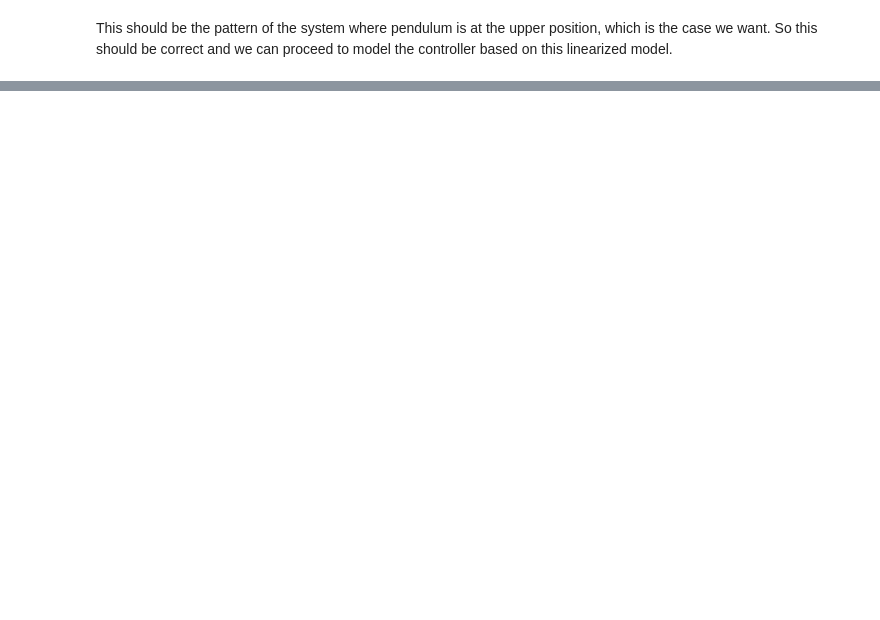
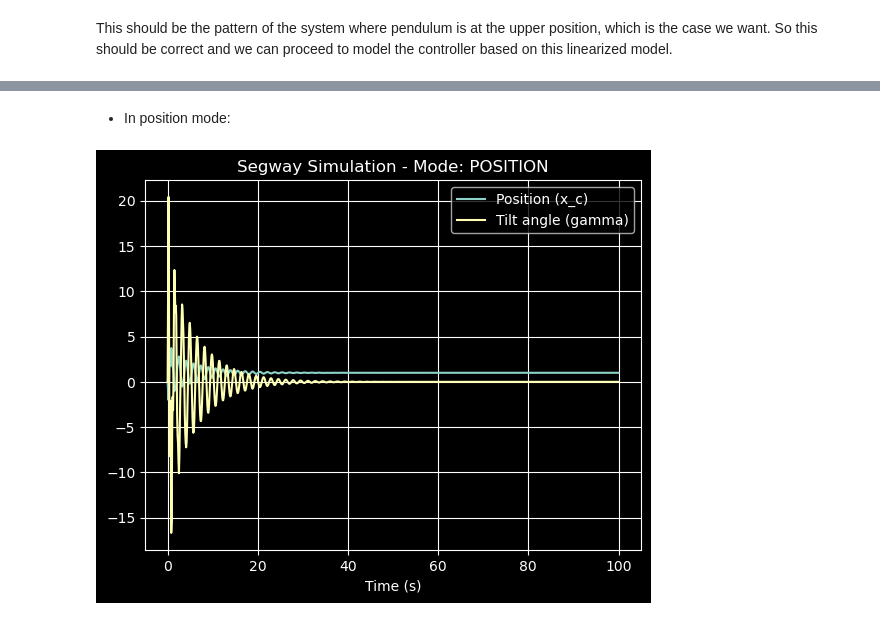
Before and after one commit to gaoshenghan1130/Matlab_Simu4Unicycle, a Jupyter notebook: Derivation/Segway/Segway.ipynb, the cells around one changed output, grey strips where cells are left out. Cells and saved outputs as stored; diff of their text form; code cells hidden in the pictures; blank space fills up the shorter version.

```diff
--- a/Derivation/Segway/Segway.ipynb
+++ b/Derivation/Segway/Segway.ipynb
@@ -303,0 +349,14 @@ This should be the pattern of the system where pendulum is at the upper position
+# %% [markdown]
+- In position mode:
+# %%
+from Segway_model_withControl import Segway_model_withControl, Mode
+from Segway_model_withControl import params
+
+params.K_gamma = 100.0
+params.K_dgamma = 2
+params.K_velocity = 15.0
+params.K_position = 300.0
+
+Segway_model_withControl.simulate(z0=[0.0, 0.0, 0.0, 0.0], desired_gamma=0.0, desired_velocity=0.0, desired_position=1.0, t_span=(0, 100), mode=Mode.POSITION);
+# %% [output]
+[figure, added]
```
Also changed, not shown: parts of 7 cells of this notebook, 3 other files.
